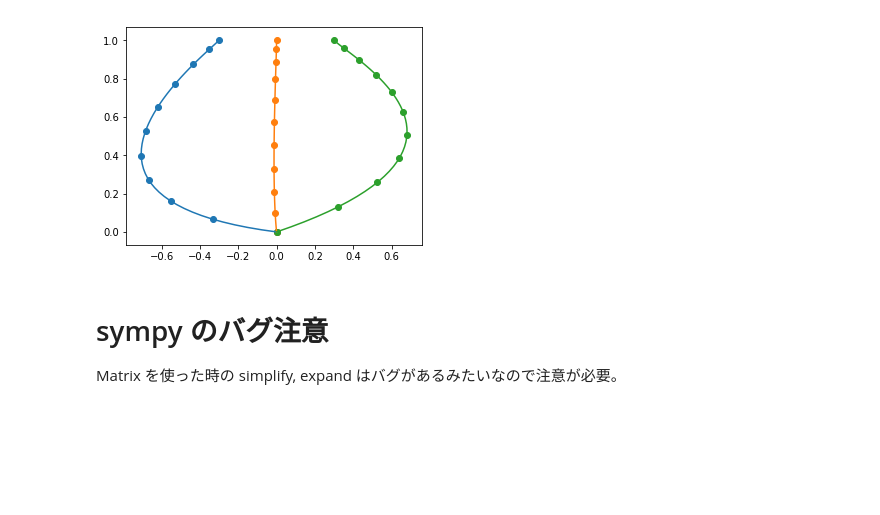
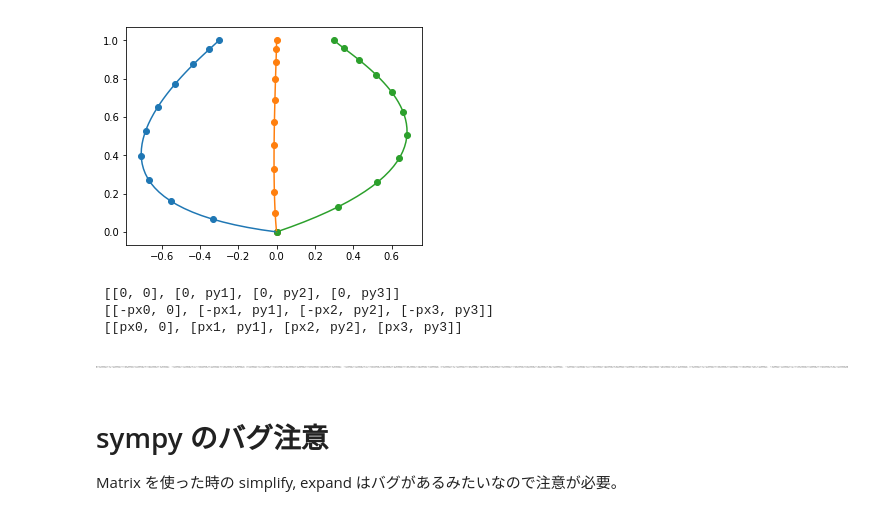
Before and after one commit to iciromaco/RL2nd, a Jupyter notebook: （完了）曲がりのモデル化.ipynb, the cells around one changed output. Saved outputs shown, nothing was run; the diff lists cells and outputs as text; code cells hidden in the pictures; blank space fills up the shorter version.

```diff
--- a/（完了）曲がりのモデル化.ipynb
+++ b/（完了）曲がりのモデル化.ipynb
@@ -137,6 +133,38 @@ drawModel(x=rx,y=ry,CCtl=CPC,LCtl=CPL,RCtl=CPR,angle0=a_0,angle1=a_1,angle2=a_2,
 # %% [output]
 $$\left ( \left[\begin{matrix}- 0.3 t^{3} + 1.2 t^{2} \left(t - 1\right) - 3.97036631956645 t \left(t - 1\right)^{2}\\1.0 t^{3} - 2.7 t^{2} \left(t - 1\right) + 0.506153423827593 t \left(t - 1\right)^{2}\end{matrix}\right], \quad \left[\begin{matrix}- 0.0898500749821453 t \left(t - 1\right)^{2}\\1.0 t^{3} - 2.7 t^{2} \left(t - 1\right) + 0.895503748750223 t \left(t - 1\right)^{2}\end{matrix}\right], \quad \left[\begin{matrix}0.3 t^{3} - 1.2 t^{2} \left(t - 1\right) + 3.79066616960216 t \left(t - 1\right)^{2}\\1.0 t^{3} - 2.7 t^{2} \left(t - 1\right) + 1.28485407367285 t \left(t - 1\right)^{2}\end{matrix}\right]\right )$$
 [figure]
+# %%
+# 制御点
+pcx,pcy = symbols('pcx:4'),symbols('pcy:4')
+plx,ply = symbols('plx:4'),symbols('ply:4')
+prx,pry = symbols('prx:4'),symbols('pry:4')
+px0,px1,px2,px3 = symbols('px0,px1,px2,px3')
+py1,py2,py3 = symbols('py1,py2,py3')
+CPC = [[0,0],[0,py1],[0,py2],[0,py3]]
+CPL = [[-px0,0],[-px1,py1],[-px2,py2],[-px3,py3]]
+CPR = [[px0,0],[px1,py1],[px2,py2],[px3,py3]]
+print('\n',CPC,'\n',CPL,'\n',CPR)
+# %% [output]
+ [[0, 0], [0, py1], [0, py2], [0, py3]]
+ [[-px0, 0], [-px1, py1], [-px2, py2], [-px3, py3]]
+ [[px0, 0], [px1, py1], [px2, py2], [px3, py3]]
+# %%
+#  CPC0,CPC1,CPL0,CPL1,CPR0,CPR1が CPC0 周りに a1 ラジアン回転、
+# CPC3,CPC2,CPL3,CPL2,CPR3,CPR2 が CPC3 周りに a2 ラジアン回転　（　曲がりのモデル）
+a0,a1,a2 = symbols('a0,a1,a2')
+x0,y0 = symbols('x0,y0')
+#QPC0,QPC1,QPL0,QPL1,QPR0,QPR1 ,QPC3,QPC2,QPL3,QPL2,QPR3,QPR2  は一時的な作業用変数
+[QPC0,QPC1,QPL0,QPL1,QPR0,QPR1] = rotationAll([CPC[0],CPC[1],CPL[0],CPL[1],CPR[0],CPR[1]],a1,CPC[0][0],CPC[0][1])
+[QPC3,QPC2,QPL3,QPL2,QPR3,QPR2] = rotationAll([CPC[3],CPC[2],CPL[3],CPL[2],CPR[3],CPR[2]],a2,CPC[3][0],CPC[3][1])
+CPC,CPL,CPR = [QPC0,QPC1,QPC2,QPC3],[QPL0,QPL1,QPL2,QPL3],[QPR0,QPR1,QPR2,QPR3]
+#  # 制御点全体が (x0,y0)だけ平行移動し、 (x0,y0)を中心として a0 ラジアン回転した結果が観測されている
+CPC = rotationAll(moveAll(CPC,x0,y0),a0,x0,y0)
+CPL = rotationAll(moveAll(CPL,x0,y0),a0,x0,y0)
+CPR = rotationAll(moveAll(CPR,x0,y0),a0,x0,y0)
+# %%
+CPL
+# %% [output]
+[figure, added]
 # %% [markdown]
 # sympy のバグ注意
 
```
Also changed, not shown: parts of 1 cell of this notebook, 3 other files.
